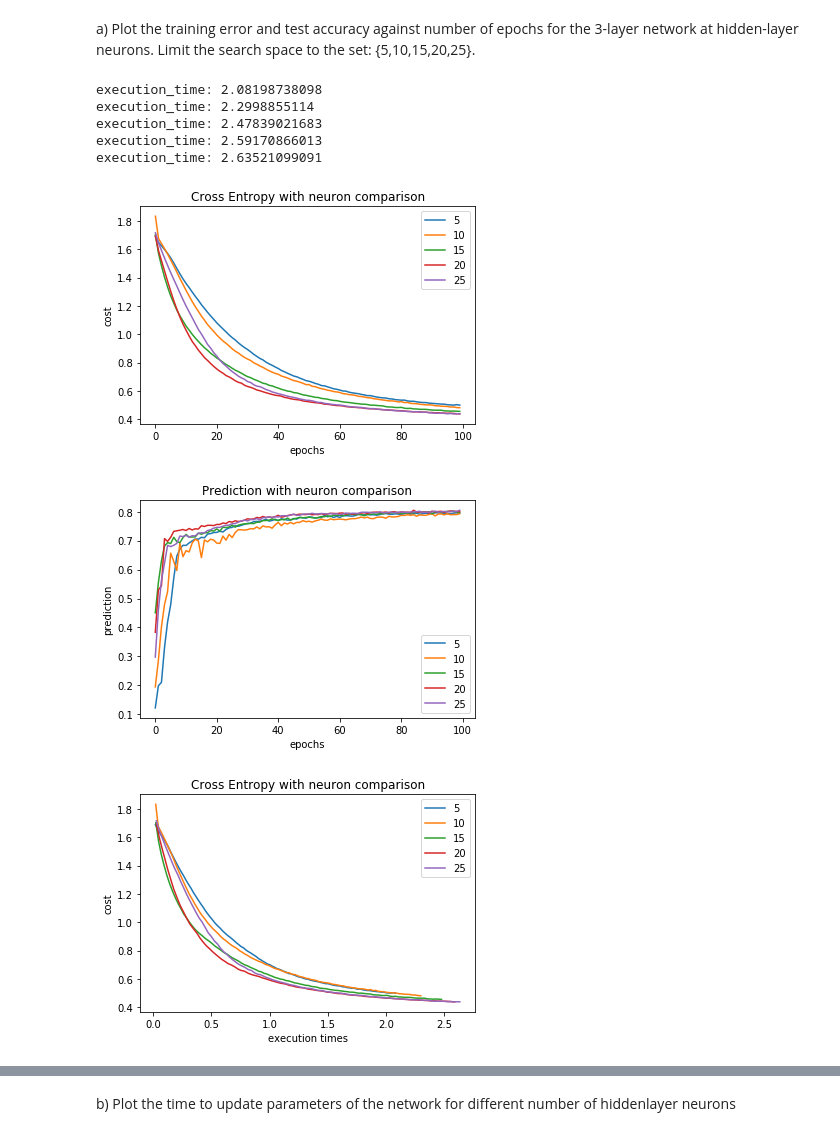
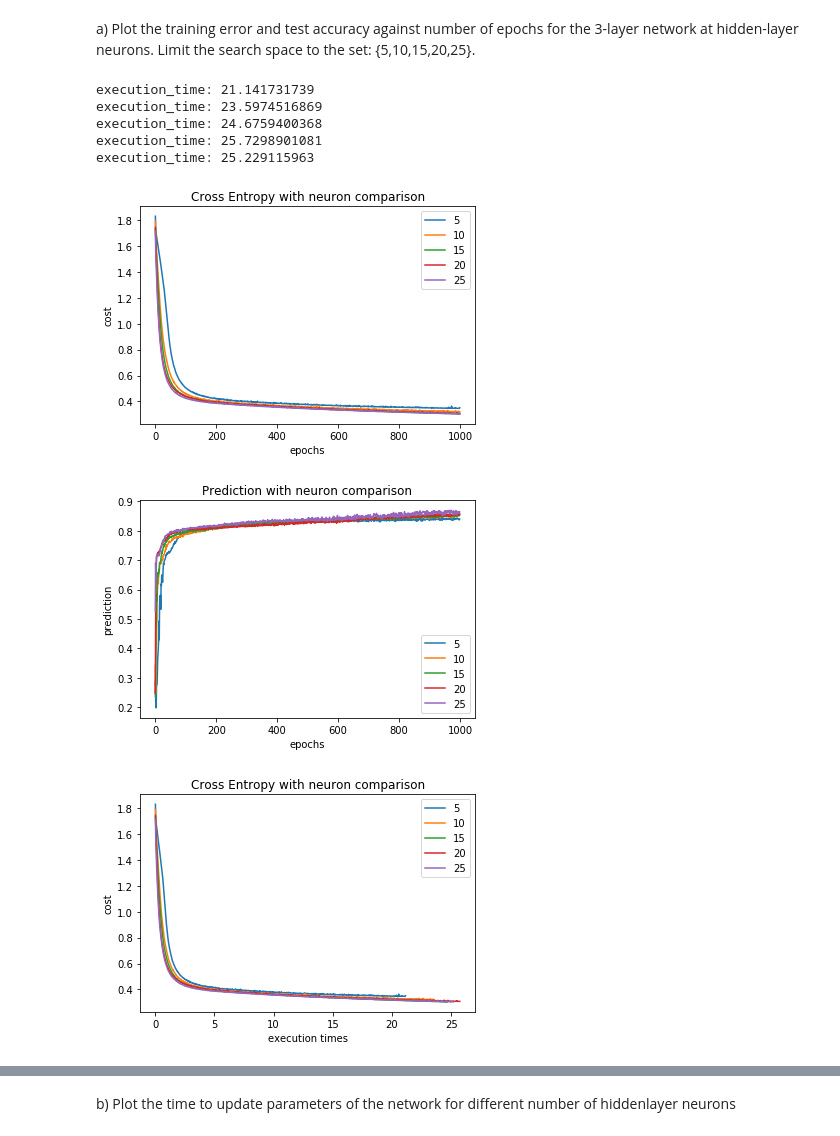
Before and after one commit to cacad101/assignment-neural-network-1, a Jupyter notebook: problem_1_classifications/Classification Problem.ipynb, the cells around one changed output, grey strips where cells are left out. Saved outputs shown, nothing was run; the diff lists cells and outputs as text; code cells hidden in the pictures.

```diff
--- a/problem_1_classifications/Classification Problem.ipynb
+++ b/problem_1_classifications/Classification Problem.ipynb
@@ -322,7 +322,8 @@ decay = 1e-6
 list_neurons = [10]
 
 softmax_nn = SoftmaxNeuralNetwork(train_x=train_x.as_matrix(), train_y=train_y,
-                                  list_of_neuron_on_hidden_layer=list_neurons, decay=decay)
+                                  list_of_neuron_on_hidden_layer=list_neurons, decay=decay,
+                                 verbose=False)
 softmax_nn.start_train(batch_size=batch_size, test_x=test_x, test_y=test_y, epochs=epochs)
 
 
@@ -480,7 +464,7 @@ test_x, test_y = data_collector.get_test_data()
 
 list_neurons = [5,10,15,20,25]
 batch_size = 16
-epochs = 100
+epochs = 1000
 
 costs = []
 predictions = []
@@ -517,38 +501,38 @@ data_visualization.show_plot(
     x_label="epochs", y_label="cost",
     title="Cross Entropy with neuron comparison",
     figure_name="./image/classification/23neuron_comparison_cross_entropy.png",
     labels=list_neurons
 )
 
 data_visualization.show_plot(
     list_x_point=list_x_point, list_y_point=predictions,
     x_label="epochs", y_label="prediction",
     title="Prediction with neuron comparison",
     figure_name="./image/classification/3/neuron_comparison_prediction.png",
     labels=list_neurons
 )
 
 data_visualization.show_plot(
     list_x_point=list_exec_times, list_y_point=costs,
     x_label="execution times", y_label="cost",
     title="Cross Entropy with neuron comparison",
     figure_name="./image/classification/3/neuron_comparison_cross_entropy_exec_times.png",
     labels=list_neurons
 )
 
 data_visualization.show_plot(
     list_x_point=list_exec_times, list_y_point=predictions,
     x_label="execution times", y_label="prediction",
     title="Prediction with neuron comparison",
     figure_name="./image/classification/3/neuron_comparison_prediction_exec_times.png",
     labels=list_neurons
 )
 # %% [output]
-execution_time: 2.08198738098
-execution_time: 2.2998855114
-execution_time: 2.47839021683
-execution_time: 2.59170866013
-execution_time: 2.63521099091
+execution_time: 21.141731739
+execution_time: 23.5974516869
+execution_time: 24.6759400368
+execution_time: 25.7298901081
+execution_time: 25.229115963
-[figure, old version]
+[figure, new version]
-[figure, old version]
+[figure, new version]
-[figure, old version]
+[figure, new version]
```
Also changed, not shown: parts of 2 cells of this notebook.
